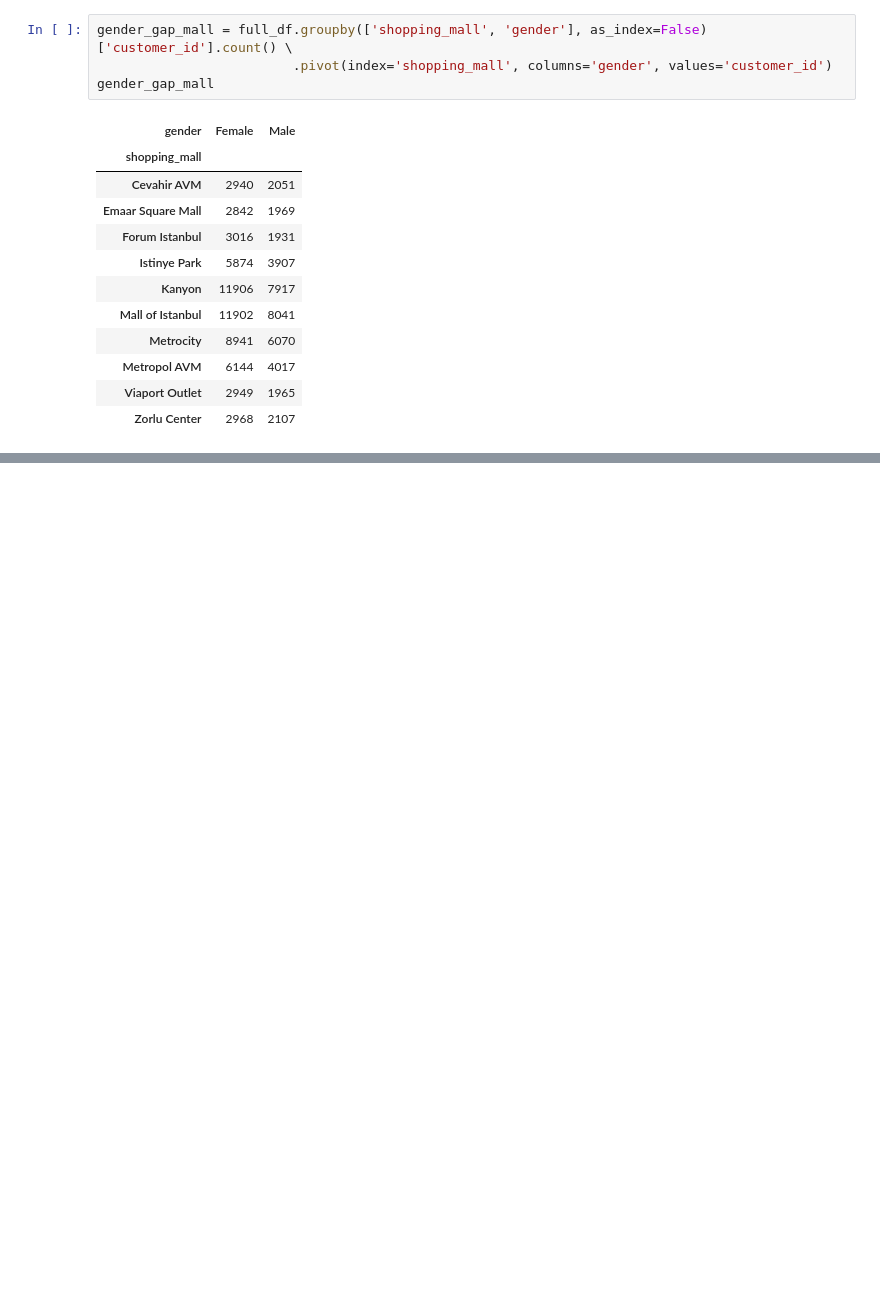
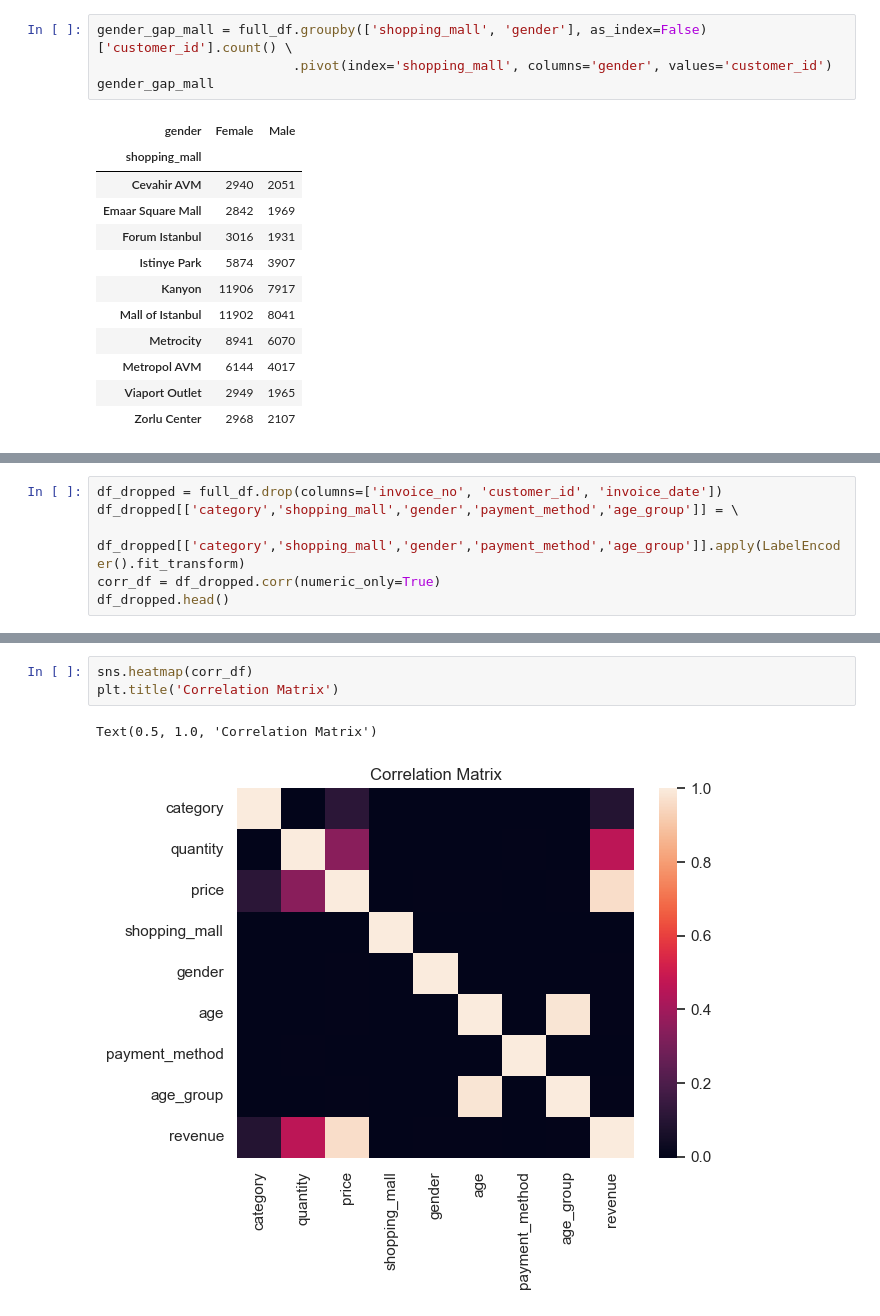
Before and after one commit to Scorpgodwest/customer-analysis, a Jupyter notebook: customer_analysis.ipynb, the cells around one changed output, grey strips where cells are left out. Saved outputs shown, nothing was run; the diff lists cells and outputs as text; blank space fills up the shorter version.

Commit message:
Added Correlation Matrix

```diff
--- a/customer_analysis.ipynb
+++ b/customer_analysis.ipynb
@@ -200,0 +204,6 @@ gender_gap_mall.plot(kind='bar', stacked=True)
+# %%
+df_dropped = full_df.drop(columns=['invoice_no', 'customer_id', 'invoice_date'])
+df_dropped[['category','shopping_mall','gender','payment_method','age_group']] = \
+    df_dropped[['category','shopping_mall','gender','payment_method','age_group']].apply(LabelEncoder().fit_transform)
+corr_df = df_dropped.corr(numeric_only=True)
+df_dropped.head()
@@ -200,0 +217,6 @@ gender_gap_mall.plot(kind='bar', stacked=True)
+# %%
+sns.heatmap(corr_df)
+plt.title('Correlation Matrix')
+# %% [output]
+Text(0.5, 1.0, 'Correlation Matrix')
+[figure, added]
```
Also changed, not shown: parts of 4 cells of this notebook.
